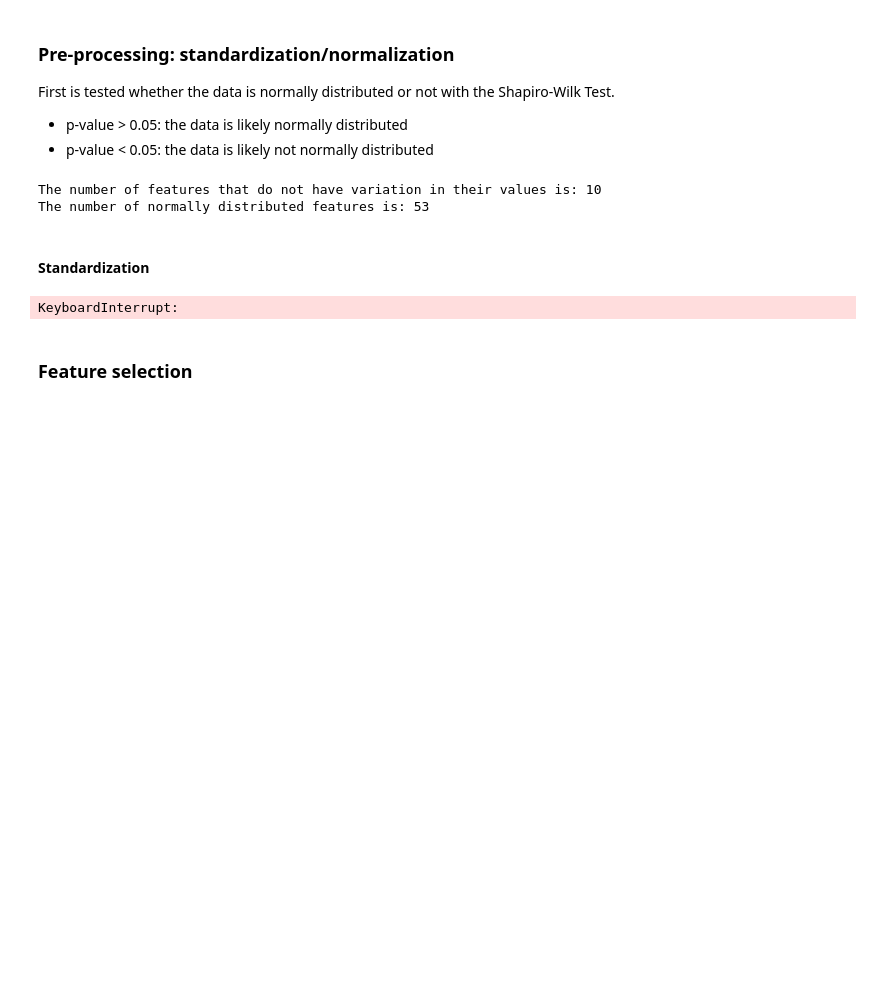
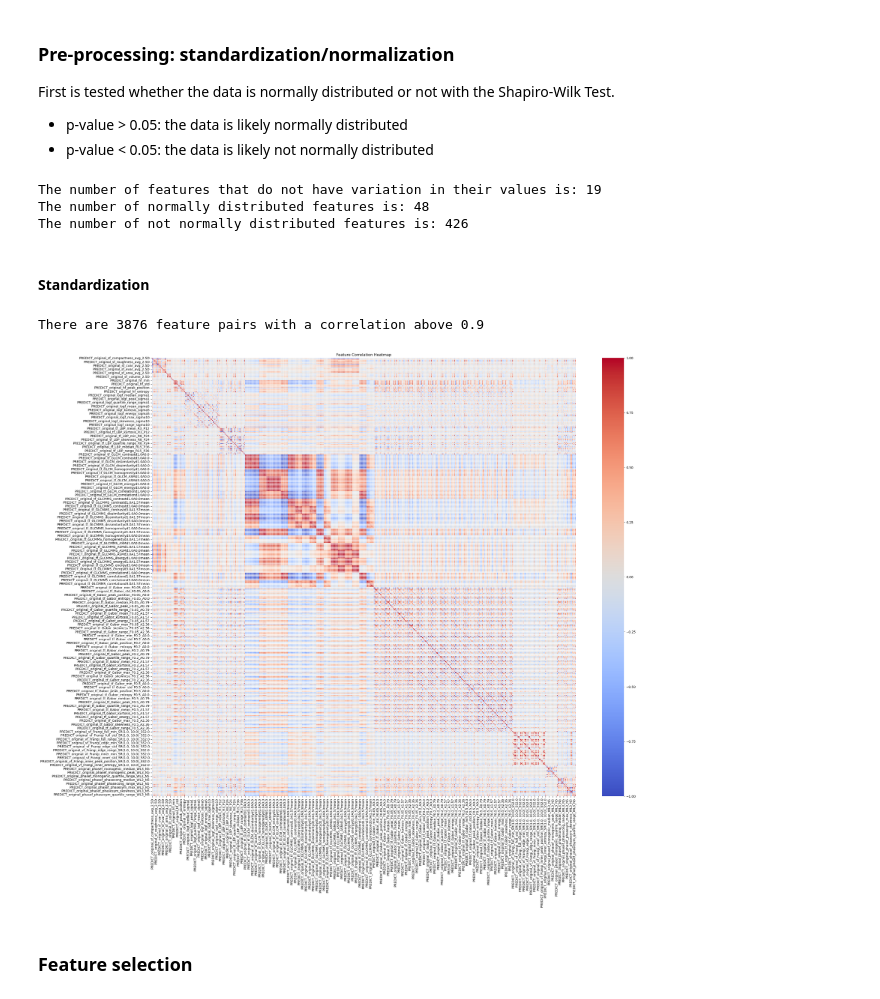
Before and after one commit to Eva-de-Roode/TM10007_group14, a Jupyter notebook: assignment.ipynb, the cells around one changed output. Drawn from its saved outputs; the diff is of its cells as text; code cells hidden in the pictures; blank space fills up the shorter version.

```diff
--- a/assignment.ipynb
+++ b/assignment.ipynb
@@ -48,13 +43,15 @@ amount_in_training = round(len(data.index)*0.7)
 amount_in_test = round(len(data.index)*0.2)
 amount_in_validation = len(data.index) - amount_in_training - amount_in_test
 
-#split the data into training data and test+validation data
-training_data, test_validation_data = model_selection.train_test_split(data, test_size=(amount_in_test + amount_in_validation) / len(data), random_state=42)
+#split the data into training+validation data and test data
+training_data, test_data = model_selection.train_test_split(data, test_size=(amount_in_test) / len(data), random_state=42)
 
-#split the test+validation data into seperate sets for test and validation
-test_data, validation_data = model_selection.train_test_split(test_validation_data, test_size=amount_in_validation / (amount_in_test + amount_in_validation), random_state=42)
+
+###
+#wat ik begreep uit college is dat validation en training samen blijven totdat je echt gaat trainen? dus inspectie is over deze 2 samen?
+###
 
 #checking the lengths
-print(f'Training: {len(training_data)} samples, Test: {len(test_data)} samples, Validation: {len(validation_data)} samples.')
-print(f'So total number of samples: {len(training_data)+len(test_data)+len(validation_data)}')
+print(f'Training + validation: {len(training_data)} samples, Test: {len(test_data)} samples.')
+print(f'So total number of samples: {len(training_data)+len(test_data)}')
 # %% [output]
@@ -108,12 +153,12 @@ The missing data was handled as follows:
 empty_features = []
 missing_data_features = []
 
-for feature, missing_data in zero_counts_columns.items():
-    if missing_data > 0.7*len(data_training.index):
-        empty_features.append(feature)
-    else:
-        missing_data_features.append(feature)
-        print(f'The amount of data missing in {feature} is {missing_data}')
+# for feature, missing_data in zero_counts_columns.items():
+#     if missing_data > 0.7*len(data_training.index):
+#         empty_features.append(feature)
+#     else:
+#         missing_data_features.append(feature)
+#         print(f'The amount of data missing in {feature} is {missing_data}')
 
 data_training_clean = data_training.drop(columns=empty_features)
 
@@ -170,9 +210,13 @@ for feature in data_training_clean.columns:
 #the number of normally distributed features
 print(f'The number of features that do not have variation in their values is: {no_variation}')
 print(f'The number of normally distributed features is: {sum(1 for result in shapiro_results.values() if result == 1)}')
+print(f'The number of not normally distributed features is: {sum(1 for result in shapiro_results.values() if result == 0)}')
+
+data_training_clean = data_training_clean.drop(columns=features_no_variation)
 # %% [output]
-The number of features that do not have variation in their values is: 10
-The number of normally distributed features is: 53
+The number of features that do not have variation in their values is: 19
+The number of normally distributed features is: 48
+The number of not normally distributed features is: 426
 # %% [markdown]
 #### Standardization
 # %%
@@ -182,11 +226,19 @@ data_training_standardized = scaler.fit_transform(data_training_clean)
 data_training_standardized_df = pd.DataFrame(data_training_standardized, columns=data_training_clean.columns)
 # %%
 corr_matrix = data_training_standardized_df.corr()
-plt.figure(figsize=(20, 15))
+
+threshold = 0.9
+high_corr_pairs = np.where(np.abs(corr_matrix) > threshold)
+high_corr_features = [(corr_matrix.index[x], corr_matrix.columns[y], corr_matrix.iloc[x, y])
+                      for x, y in zip(*high_corr_pairs) if x != y]
+print(f'There are {len(high_corr_features)} feature pairs with a correlation above {threshold}')
+
+plt.figure(figsize=(30, 25))
 seaborn.heatmap(corr_matrix, annot=False, cmap='coolwarm', fmt=".2f", linewidths=0.5)
 plt.title("Feature Correlation Heatmap")
 plt.show()
 # %% [output]
-KeyboardInterrupt:
+There are 3876 feature pairs with a correlation above 0.9
+[figure, added]
 # %% [markdown]
 ### Feature selection
```
Also changed, not shown: parts of 8 cells of this notebook.
